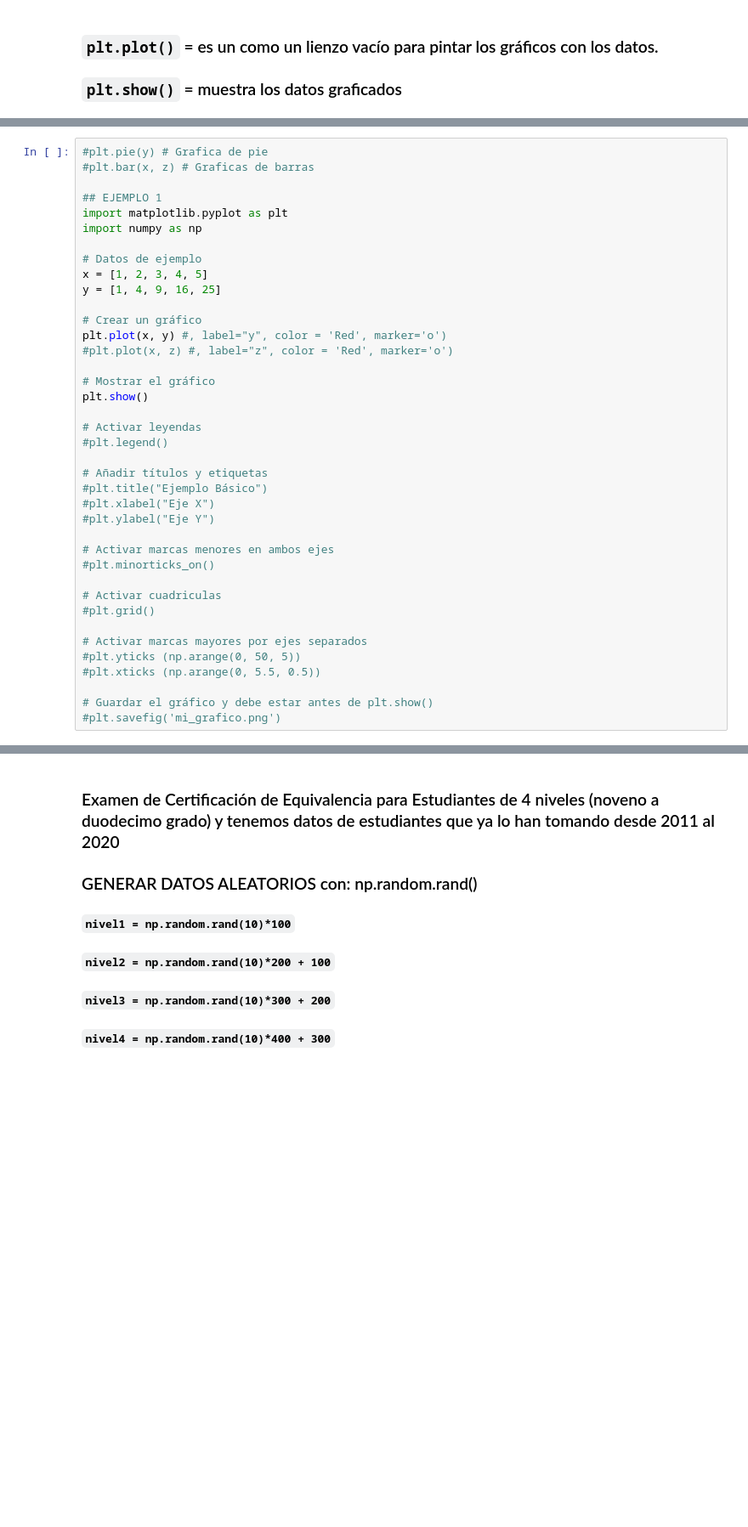
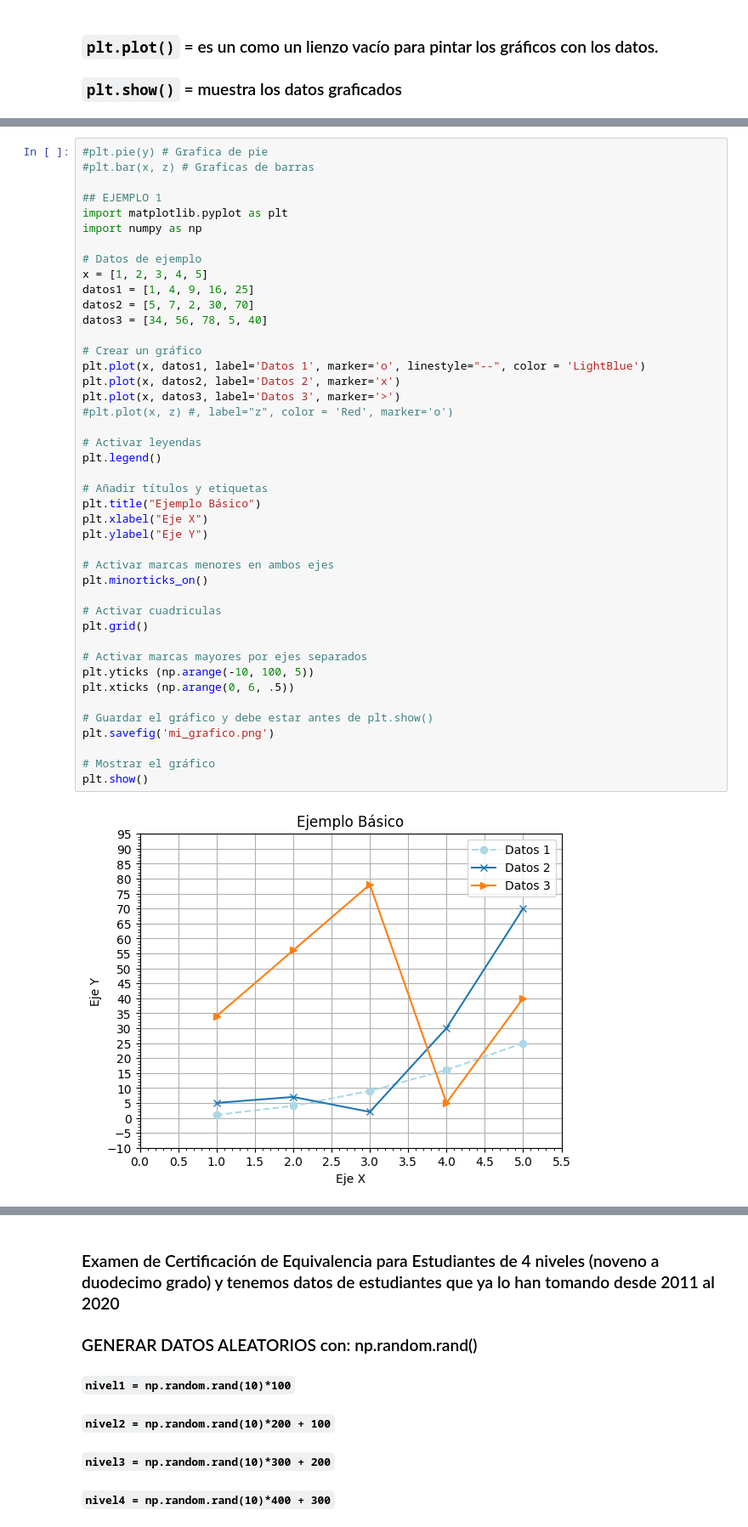
Before and after one commit to jserrataylor/cursoAI, a Jupyter notebook: Graficos_y_Figuras_con_matplotlib.ipynb, the cells around one changed output, grey strips where cells are left out. Shown at 85% size. Drawn from its saved outputs; the diff is of its cells as text; blank space fills up the shorter version.

```diff
--- a/Graficos_y_Figuras_con_matplotlib.ipynb
+++ b/Graficos_y_Figuras_con_matplotlib.ipynb
@@ -87,42 +94,48 @@ Estas personalizaciones se realizarán dentro de los paréntesis. Por ejemplo, `
 # %%
 #plt.pie(y) # Grafica de pie
 #plt.bar(x, z) # Graficas de barras
 
 ## EJEMPLO 1
 import matplotlib.pyplot as plt
 import numpy as np
 
 # Datos de ejemplo
 x = [1, 2, 3, 4, 5]
-y = [1, 4, 9, 16, 25]
+datos1 = [1, 4, 9, 16, 25]
+datos2 = [5, 7, 2, 30, 70]
+datos3 = [34, 56, 78, 5, 40]
 
 # Crear un gráfico
-plt.plot(x, y) #, label="y", color = 'Red', marker='o')
+plt.plot(x, datos1, label='Datos 1', marker='o', linestyle="--", color = 'LightBlue')
+plt.plot(x, datos2, label='Datos 2', marker='x')
+plt.plot(x, datos3, label='Datos 3', marker='>')
 #plt.plot(x, z) #, label="z", color = 'Red', marker='o')
+
+# Activar leyendas
+plt.legend()
+
+# Añadir títulos y etiquetas
+plt.title("Ejemplo Básico")
+plt.xlabel("Eje X")
+plt.ylabel("Eje Y")
+
+# Activar marcas menores en ambos ejes
+plt.minorticks_on()
+
+# Activar cuadriculas
+plt.grid()
+
+# Activar marcas mayores por ejes separados
+plt.yticks (np.arange(-10, 100, 5))
+plt.xticks (np.arange(0, 6, .5))
+
+# Guardar el gráfico y debe estar antes de plt.show()
+plt.savefig('mi_grafico.png')
 
 # Mostrar el gráfico
 plt.show()
-
-# Activar leyendas
-#plt.legend()
-
-# Añadir títulos y etiquetas
-#plt.title("Ejemplo Básico")
-#plt.xlabel("Eje X")
-#plt.ylabel("Eje Y")
-
-# Activar marcas menores en ambos ejes
-#plt.minorticks_on()
-
-# Activar cuadriculas
-#plt.grid()
-
-# Activar marcas mayores por ejes separados
-#plt.yticks (np.arange(0, 50, 5))
-#plt.xticks (np.arange(0, 5.5, 0.5))
-
-# Guardar el gráfico y debe estar antes de plt.show()
-#plt.savefig('mi_grafico.png')
+# %% [output]
+[figure, added]
 # %%
 ## EJERCICIO PARA EL SALÓN # 1
 import matplotlib.pyplot as plt
```
Also changed, not shown: parts of 4 cells of this notebook.
